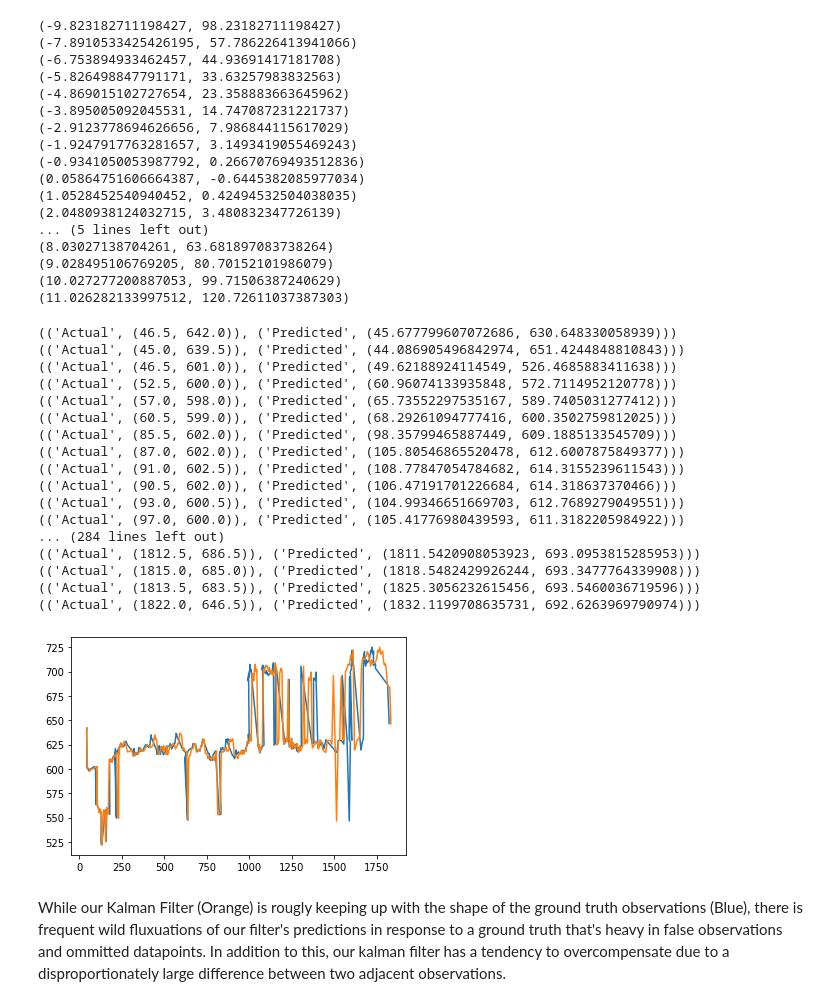
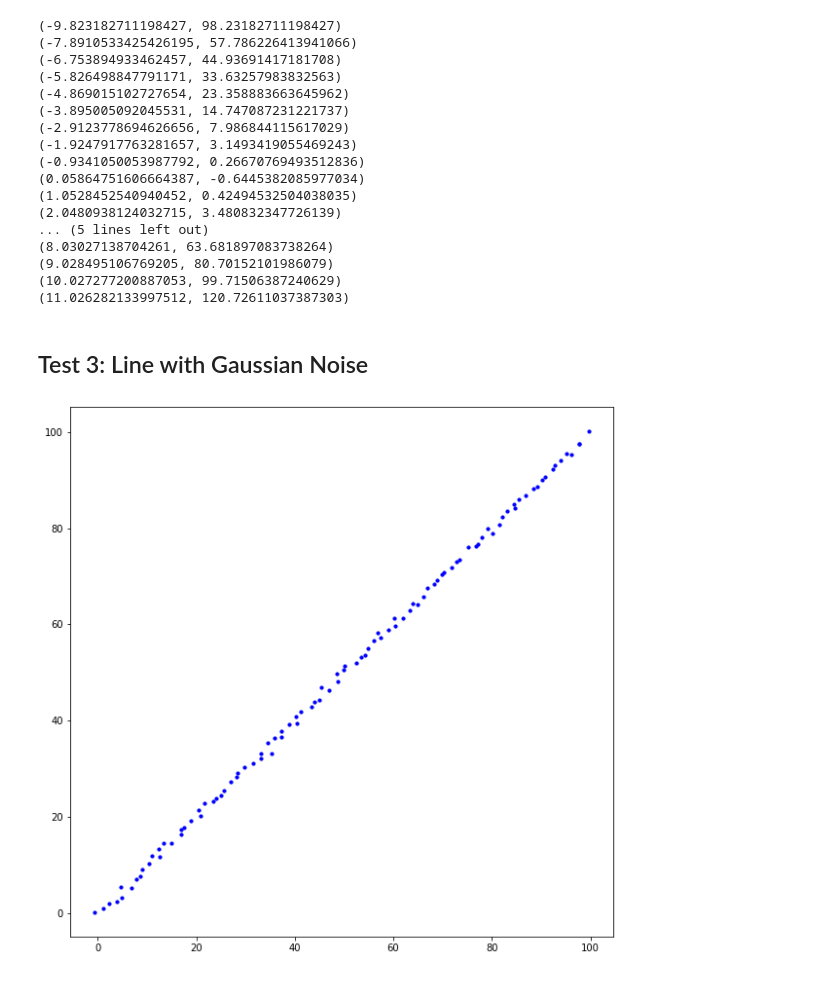
Before and after one commit to cansik/yolo-hand-detection, a Jupyter notebook: kalman/synthetic_data_kalman_tests.ipynb, the cells around one changed output. Drawn from its saved outputs; the diff is of its cells as text; code cells hidden in the pictures.

```diff
--- a/kalman/synthetic_data_kalman_tests.ipynb
+++ b/kalman/synthetic_data_kalman_tests.ipynb
@@ -170,29 +166,0 @@ kf = KalmanFilter(1, x_init, P_init, R_init, 0.2**2, gain=1.)
-# %%
-dd = []
-for datum in data:
-    d = tuple(datum)
-    if d == (0, 0):
-        continue
-    else:
-        has_detected = True
-        dd.append((("Actual", d), ("Predicted", kf.run(d))))
-for e in dd:
-    print(e)
-# %% [output]
-(('Actual', (46.5, 642.0)), ('Predicted', (45.677799607072686, 630.648330058939)))
-(('Actual', (45.0, 639.5)), ('Predicted', (44.086905496842974, 651.4244848810843)))
-(('Actual', (46.5, 601.0)), ('Predicted', (49.62188924114549, 526.4685883411638)))
-(('Actual', (52.5, 600.0)), ('Predicted', (60.96074133935848, 572.7114952120778)))
-(('Actual', (57.0, 598.0)), ('Predicted', (65.73552297535167, 589.7405031277412)))
-(('Actual', (60.5, 599.0)), ('Predicted', (68.29261094777416, 600.3502759812025)))
-(('Actual', (85.5, 602.0)), ('Predicted', (98.35799465887449, 609.1885133545709)))
-(('Actual', (87.0, 602.0)), ('Predicted', (105.80546865520478, 612.6007875849377)))
-(('Actual', (91.0, 602.5)), ('Predicted', (108.77847054784682, 614.3155239611543)))
-(('Actual', (90.5, 602.0)), ('Predicted', (106.47191701226684, 614.318637370466)))
-(('Actual', (93.0, 600.5)), ('Predicted', (104.99346651669703, 612.7689279049551)))
-(('Actual', (97.0, 600.0)), ('Predicted', (105.41776980439593, 611.3182205984922)))
-... (284 lines left out)
-(('Actual', (1812.5, 686.5)), ('Predicted', (1811.5420908053923, 693.0953815285953)))
-(('Actual', (1815.0, 685.0)), ('Predicted', (1818.5482429926244, 693.3477764339908)))
-(('Actual', (1813.5, 683.5)), ('Predicted', (1825.3056232615456, 693.5460036719596)))
-(('Actual', (1822.0, 646.5)), ('Predicted', (1832.1199708635731, 692.6263969790974)))
@@ -204,8 +167,19 @@ predictions = np.asarray(predictions)
-# %%
-plt.plot(actual[:, 0], actual[:, 1])
-plt.plot(predictions[:, 0], actual[:, 1])
-plt.show()
-# %% [output]
-[figure, removed]
-# %% [markdown]
-While our Kalman Filter (Orange) is rougly keeping up with the shape of the ground truth observations (Blue), there is frequent wild fluxuations of our filter's predictions in response to a ground truth that's heavy in false observations and ommitted datapoints. In addition to this, our kalman filter has a tendency to overcompensate due to a disproportionately large difference between two adjacent observations.
+# %% [markdown]
+## Test 3: Line with Gaussian Noise
+# %%
+xs = np.arange(100)
+ys = np.arange(100)
+
+og_x = xs.copy()
+og_y = ys.copy()
+
+np.random.seed(4831)
+xs = xs + np.random.randn(len(xs))/2
+ys = ys + np.random.randn(len(ys))/2
+
+plt.figure(figsize=(10,10))
+
+plt.scatter(xs, ys, color='b', s=10)
+plt.show()
+# %% [output]
+[figure, added]
```
Also changed, not shown: parts of 20 cells of this notebook, 8 other files.
